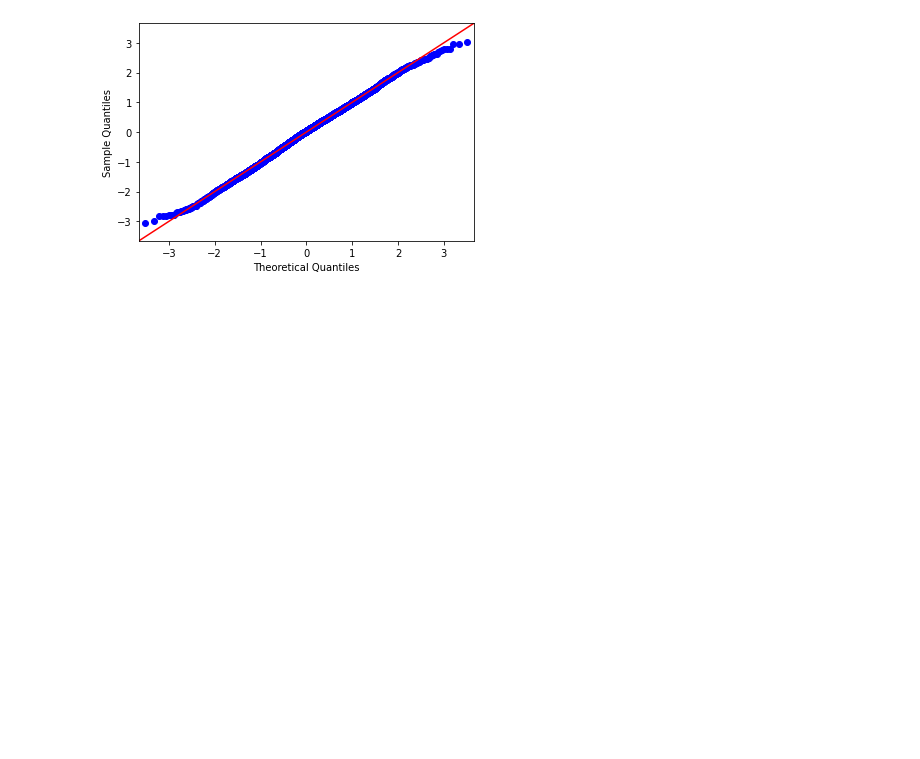
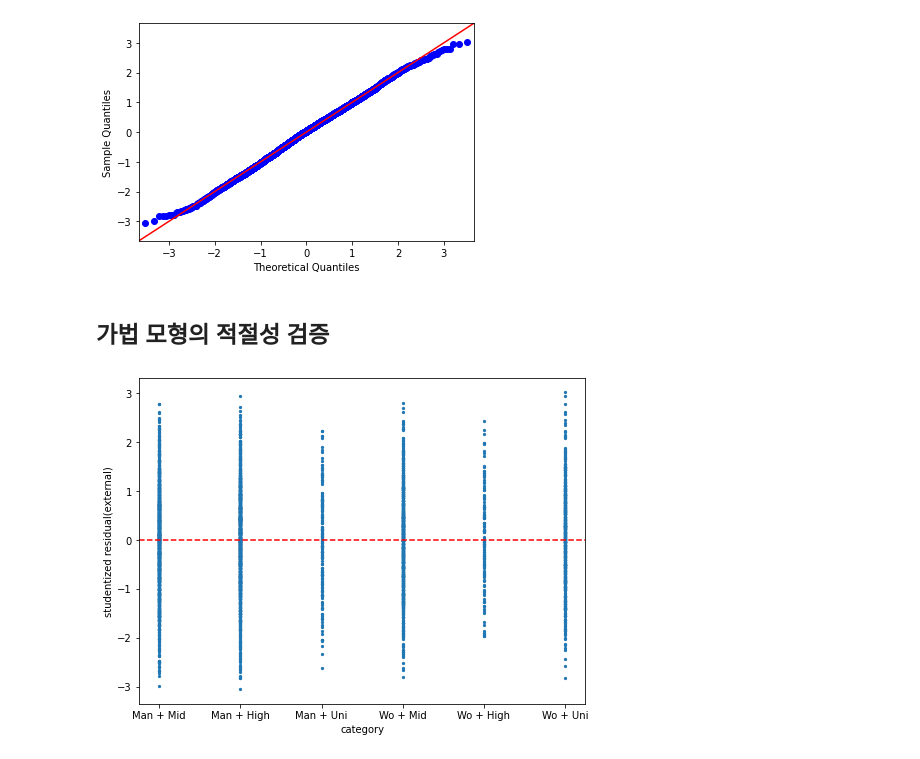
Before and after one commit to JadenKim-dev/DataScienceStudy, a Jupyter notebook: RA_group_project/3. Data_analysis2.ipynb, the cells around one changed output. Cells and saved outputs as stored; diff of their text form; code cells hidden in the pictures; blank space fills up the shorter version.

```diff
--- a/RA_group_project/3. Data_analysis2.ipynb
+++ b/RA_group_project/3. Data_analysis2.ipynb
@@ -536,3 +541,34 @@ plt.show()
 fig = sm.qqplot(resid2['res'], fit=True, line='45')
 # %% [output]
 [figure]
+# %% [markdown]
+## 가법 모형의 적절성 검증
+# %%
+x_data5 = x_data4.reset_index(drop=True)
+category1 = x_data5[(x_data5['Gender_W'] == 0) & (x_data5['School_M'] == 0) & (x_data5['School_U'] == 0)].index
+category2 = x_data5[(x_data5['Gender_W'] == 0) & (x_data5['School_M'] == 0) & (x_data5['School_U'] == 1)].index
+category3 = x_data5[(x_data5['Gender_W'] == 0) & (x_data5['School_M'] == 1) & (x_data5['School_U'] == 0)].index
+category4 = x_data5[(x_data5['Gender_W'] == 1) & (x_data5['School_M'] == 0) & (x_data5['School_U'] == 0)].index
+category5 = x_data5[(x_data5['Gender_W'] == 1) & (x_data5['School_M'] == 0) & (x_data5['School_U'] == 1)].index
+category6 = x_data5[(x_data5['Gender_W'] == 1) & (x_data5['School_M'] == 1) & (x_data5['School_U'] == 0)].index
+# %%
+x_data5['category'] = 0
+x_data5.iloc[category1, 6] = 'Man + High'
+x_data5.iloc[category2, 6] = 'Man + Uni'
+x_data5.iloc[category3, 6] = 'Man + Mid'
+x_data5.iloc[category4, 6] = 'Wo + High'
+x_data5.iloc[category5, 6] = 'Wo + Uni'
+x_data5.iloc[category6, 6] = 'Wo + Mid'
+# %%
+resid3 = resid2.copy()
+resid3['category'] = x_data5['category']
+plt.figure(figsize=(8, 6))
+cate_values = ['Man + Mid', 'Man + High', 'Man + Uni', 'Wo + Mid', 'Wo + High', 'Wo + Uni']
+plt.xticks(ticks=range(len(cate_values)), labels=cate_values)
+plt.scatter(x = resid3['category'], y=resid3['res'], s=5)
+plt.axhline(0,linestyle='--',color='red')
+plt.xlabel('category')
+plt.ylabel('studentized residual(external)')
+plt.show()
+# %% [output]
+[figure, added]
```
Also changed, not shown: parts of 79 cells of this notebook.
